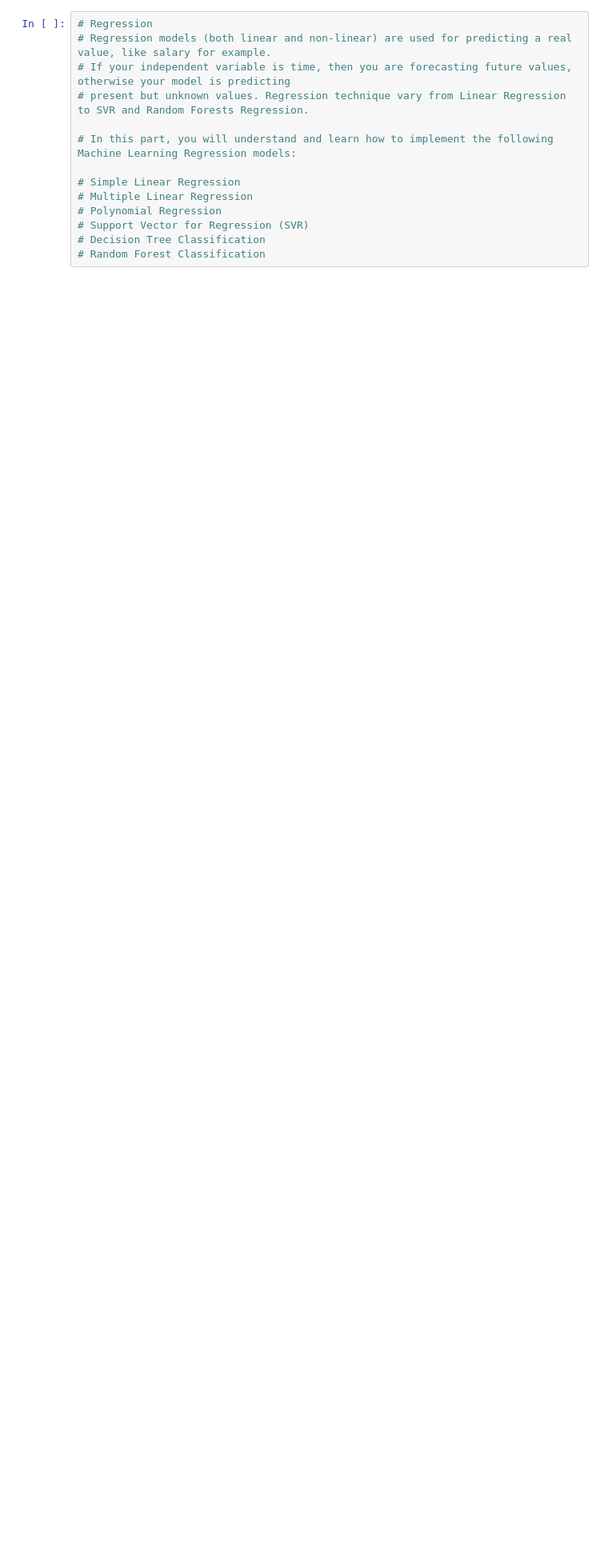
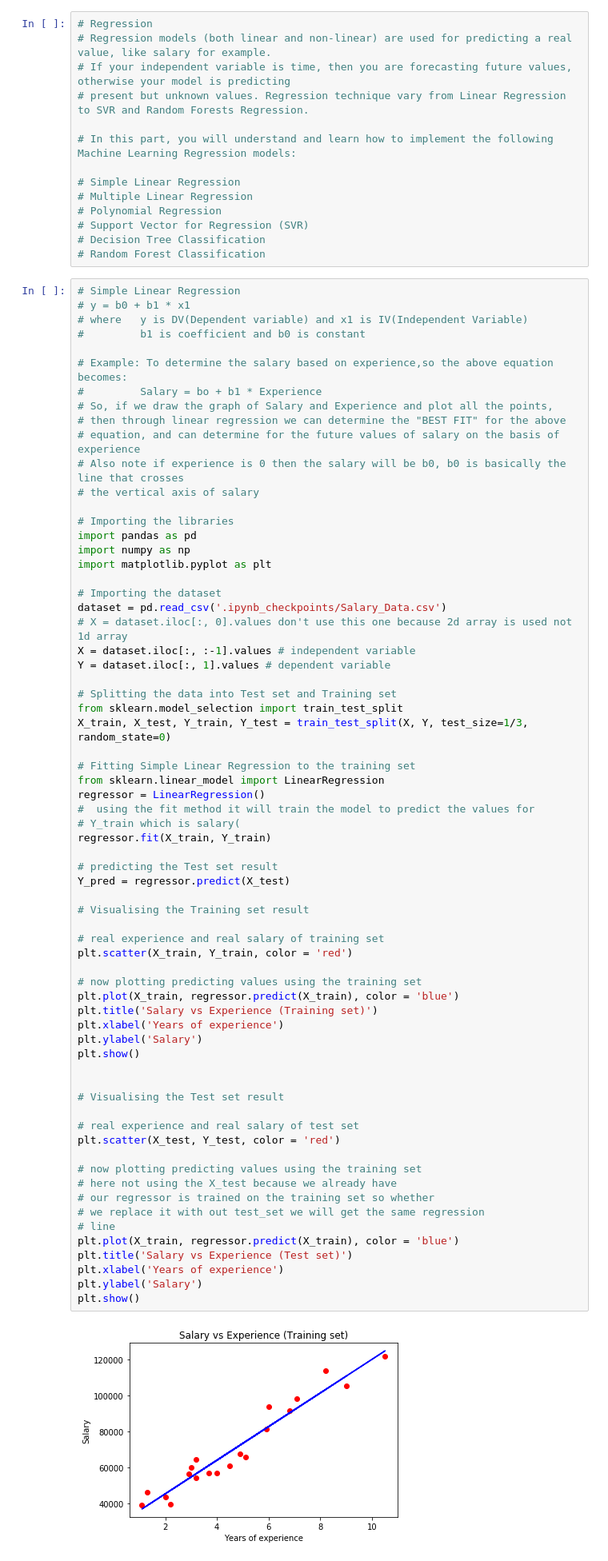
Before and after one commit to theabhishekmandal/MachineLearning, a Jupyter notebook: PythonMLUdemy.ipynb, the cells around one changed output. Shown at 80% size. Drawn from its saved outputs; the diff is of its cells as text; blank space fills up the shorter version.

Commit message:
adding Linear Regression Model 28Oct2019

```diff
--- a/PythonMLUdemy.ipynb
+++ b/PythonMLUdemy.ipynb
@@ -120,3 +120,72 @@ X_train, X_test, Y_train, Y_test = train_test_split(X, Y, test_size=0.2, random_
 # Support Vector for Regression (SVR)
 # Decision Tree Classification
 # Random Forest Classification
+# %%
+# Simple Linear Regression
+# y = b0 + b1 * x1
+# where   y is DV(Dependent variable) and x1 is IV(Independent Variable)
+#         b1 is coefficient and b0 is constant
+
+# Example: To determine the salary based on experience,so the above equation becomes:
+#         Salary = bo + b1 * Experience
+# So, if we draw the graph of Salary and Experience and plot all the points,
+# then through linear regression we can determine the "BEST FIT" for the above
+# equation, and can determine for the future values of salary on the basis of experience
+# Also note if experience is 0 then the salary will be b0, b0 is basically the line that crosses
+# the vertical axis of salary
+
+# Importing the libraries
+import pandas as pd
+import numpy as np
+import matplotlib.pyplot as plt
+
+# Importing the dataset
+dataset = pd.read_csv('.ipynb_checkpoints/Salary_Data.csv')
+# X = dataset.iloc[:, 0].values don't use this one because 2d array is used not 1d array
+X = dataset.iloc[:, :-1].values # independent variable
+Y = dataset.iloc[:, 1].values # dependent variable
+
+# Splitting the data into Test set and Training set
+from sklearn.model_selection import train_test_split
+X_train, X_test, Y_train, Y_test = train_test_split(X, Y, test_size=1/3, random_state=0)
+
+# Fitting Simple Linear Regression to the training set
+from sklearn.linear_model import LinearRegression
+regressor = LinearRegression()
+#  using the fit method it will train the model to predict the values for
+# Y_train which is salary(
+regressor.fit(X_train, Y_train)
+
+# predicting the Test set result
+Y_pred = regressor.predict(X_test)
+
+# Visualising the Training set result
+
+# real experience and real salary of training set
+plt.scatter(X_train, Y_train, color = 'red')
+
+# now plotting predicting values using the training set
+plt.plot(X_train, regressor.predict(X_train), color = 'blue')
+plt.title('Salary vs Experience (Training set)')
+plt.xlabel('Years of experience')
+plt.ylabel('Salary')
+plt.show()
+
+
+# Visualising the Test set result
+
+# real experience and real salary of test set
+plt.scatter(X_test, Y_test, color = 'red')
+
+# now plotting predicting values using the training set
+# here not using the X_test because we already have
+# our regressor is trained on the training set so whether
+# we replace it with out test_set we will get the same regression
+# line
+plt.plot(X_train, regressor.predict(X_train), color = 'blue')
+plt.title('Salary vs Experience (Test set)')
+plt.xlabel('Years of experience')
+plt.ylabel('Salary')
+plt.show()
+# %% [output]
+[figure, added]
```
Also changed, not shown: parts of 1 cell of this notebook.
